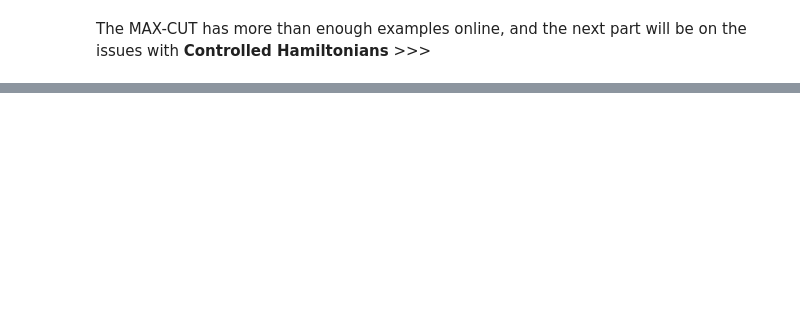
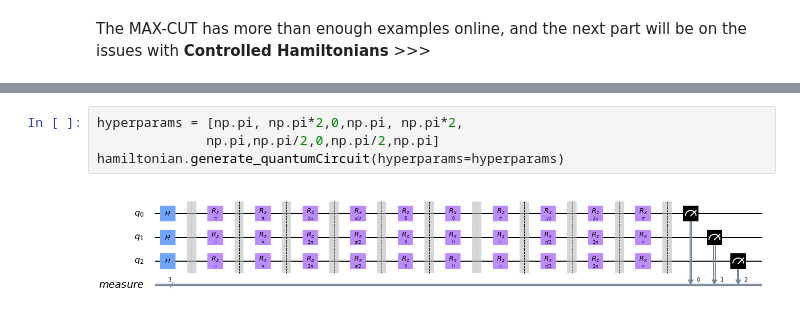
Before and after one commit to nus-comparch/hamiltonian_engine, a Jupyter notebook: Examples/2_PredefinedExamples_MAXCUT.ipynb, the cells around one changed output, grey strips where cells are left out. Cells and saved outputs as stored; diff of their text form; blank space fills up the shorter version.

```diff
--- a/Examples/2_PredefinedExamples_MAXCUT.ipynb
+++ b/Examples/2_PredefinedExamples_MAXCUT.ipynb
@@ -207,2 +273,8 @@ hamiltonian.generate_quantumCircuit(hyperparams=hyperparams)
+# %%
+hyperparams = [np.pi, np.pi*2,0,np.pi, np.pi*2,
+              np.pi,np.pi/2,0,np.pi/2,np.pi]
+hamiltonian.generate_quantumCircuit(hyperparams=hyperparams)
+# %% [output]
+[figure, added]
 # %%
 opt_param = hamiltonian.run_QAOA(hyperparams,'COBYLA')
```
Also changed, not shown: parts of 26 cells of this notebook, 5 other files.
